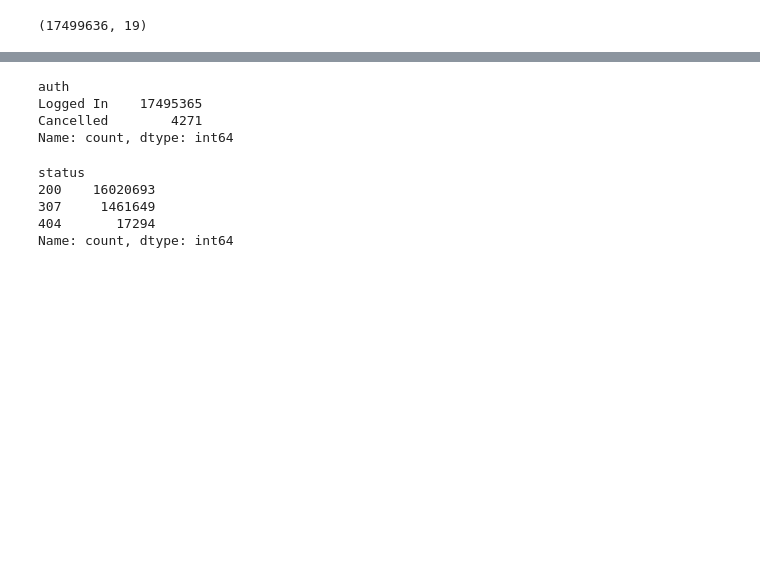
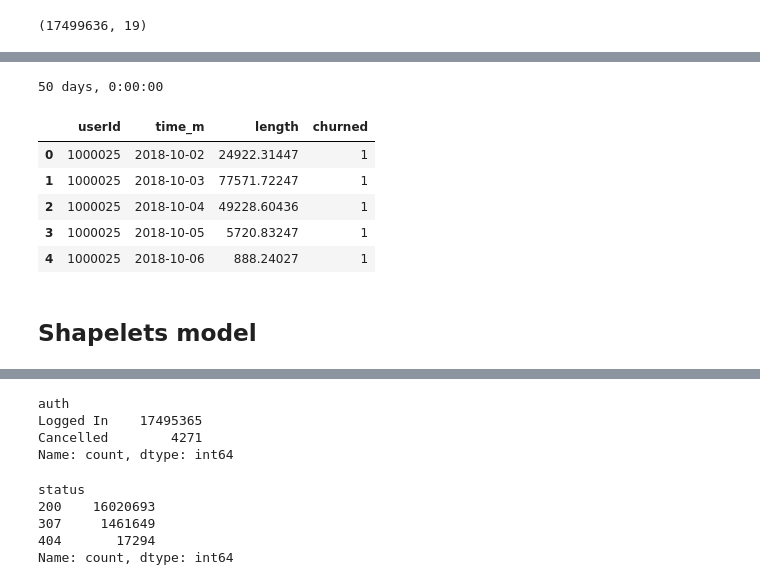
Before and after one commit to aaron3636/kaggle_churn_challenge, a Jupyter notebook: Nelson_stuff/tsclassification.ipynb, the cells around one changed output, grey strips where cells are left out. Saved outputs shown, nothing was run; the diff lists cells and outputs as text; code cells hidden in the pictures; blank space fills up the shorter version.

```diff
--- a/Nelson_stuff/tsclassification.ipynb
+++ b/Nelson_stuff/tsclassification.ipynb
@@ -65,0 +100,4 @@ KeyError: 'diff'
+# %%
+df_test=df_test.sort_values(["userId", "time"])
+# %%
+df_test["time_m"]=df_test["time"].dt.date
@@ -65,0 +114,4 @@ KeyError: 'diff'
+# %%
+print(max(daily_activity["time_m"])-min(daily_activity["time_m"]) )
+# %% [output]
+50 days, 0:00:00
@@ -65,0 +120,9 @@ KeyError: 'diff'
+# %%
+daily_activity.head()
+# %% [output]
+|  | userId | time_m | length | churned |
+| 0 | 1000025 | 2018-10-02 | 24922.31447 | 1 |
+| 1 | 1000025 | 2018-10-03 | 77571.72247 | 1 |
+| 2 | 1000025 | 2018-10-04 | 49228.60436 | 1 |
+| 3 | 1000025 | 2018-10-05 | 5720.83247 | 1 |
+| 4 | 1000025 | 2018-10-06 | 888.24027 | 1 |
@@ -65,0 +158,2 @@ KeyError: 'diff'
+# %% [markdown]
+## Shapelets model
```
Also changed, not shown: parts of 45 cells of this notebook.
